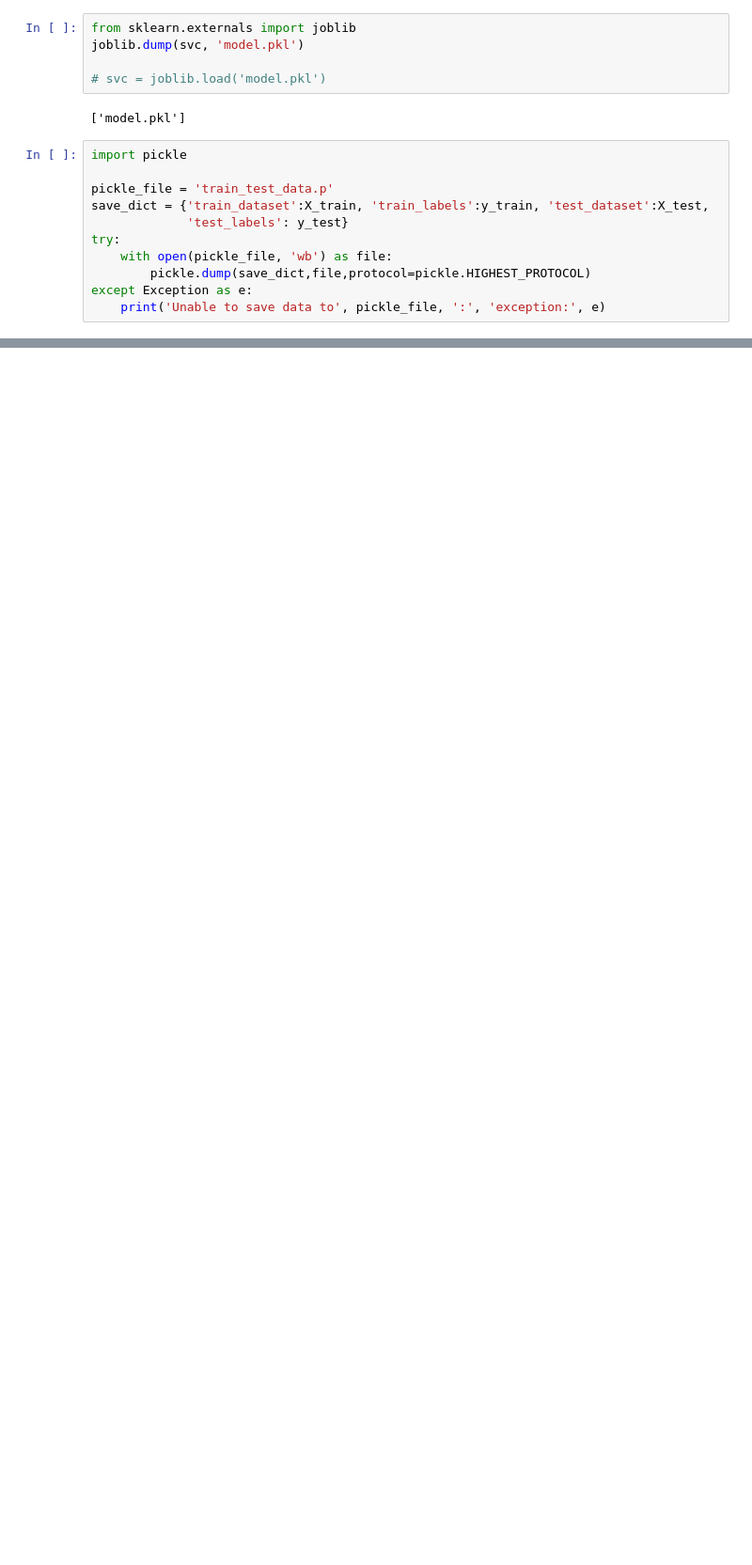
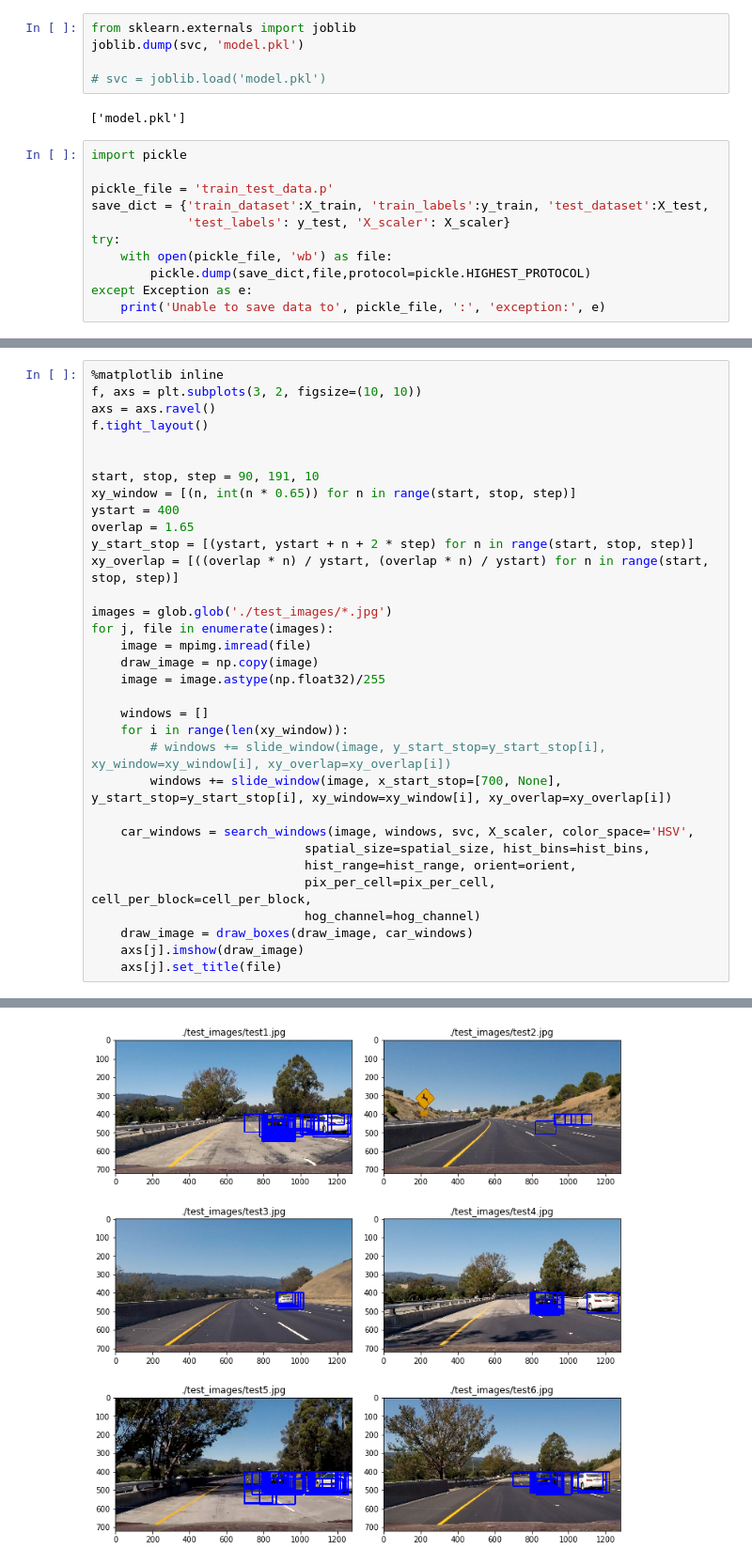
Before and after one commit to gajendr-nikhil/Computer-Vision, a Jupyter notebook: Vehicle-Detection-and-Tracking/Vehicle-Detection-and-Tracking.ipynb, the cells around one changed output, grey strips where cells are left out. Shown at 94% size. Cells and saved outputs as stored; diff of their text form; blank space fills up the shorter version.

```diff
--- a/Vehicle-Detection-and-Tracking/Vehicle-Detection-and-Tracking.ipynb
+++ b/Vehicle-Detection-and-Tracking/Vehicle-Detection-and-Tracking.ipynb
@@ -175,7 +177,7 @@ import pickle
 
 pickle_file = 'train_test_data.p'
 save_dict = {'train_dataset':X_train, 'train_labels':y_train, 'test_dataset':X_test,
-             'test_labels': y_test}
+             'test_labels': y_test, 'X_scaler': X_scaler}
 try:
     with open(pickle_file, 'wb') as file:
         pickle.dump(save_dict,file,protocol=pickle.HIGHEST_PROTOCOL)
@@ -183,0 +351,34 @@ except Exception as e:
+# %%
+%matplotlib inline
+f, axs = plt.subplots(3, 2, figsize=(10, 10))
+axs = axs.ravel()
+f.tight_layout()
+
+
+start, stop, step = 90, 191, 10
+xy_window = [(n, int(n * 0.65)) for n in range(start, stop, step)]
+ystart = 400
+overlap = 1.65
+y_start_stop = [(ystart, ystart + n + 2 * step) for n in range(start, stop, step)]
+xy_overlap = [((overlap * n) / ystart, (overlap * n) / ystart) for n in range(start, stop, step)]
+
+images = glob.glob('./test_images/*.jpg')
+for j, file in enumerate(images):
+    image = mpimg.imread(file)
+    draw_image = np.copy(image)
+    image = image.astype(np.float32)/255
+
+    windows = []
+    for i in range(len(xy_window)):
+        # windows += slide_window(image, y_start_stop=y_start_stop[i], xy_window=xy_window[i], xy_overlap=xy_overlap[i])
+        windows += slide_window(image, x_start_stop=[700, None], y_start_stop=y_start_stop[i], xy_window=xy_window[i], xy_overlap=xy_overlap[i])
+
+    car_windows = search_windows(image, windows, svc, X_scaler, color_space='HSV',
+                             spatial_size=spatial_size, hist_bins=hist_bins,
+                             hist_range=hist_range, orient=orient,
+                             pix_per_cell=pix_per_cell, cell_per_block=cell_per_block,
+                             hog_channel=hog_channel)
+    draw_image = draw_boxes(draw_image, car_windows)
+    axs[j].imshow(draw_image)
+    axs[j].set_title(file)
+# %% [output]
@@ -183,0 +387 @@ except Exception as e:
+[figure, added]
```
Also changed, not shown: parts of 10 cells of this notebook.
